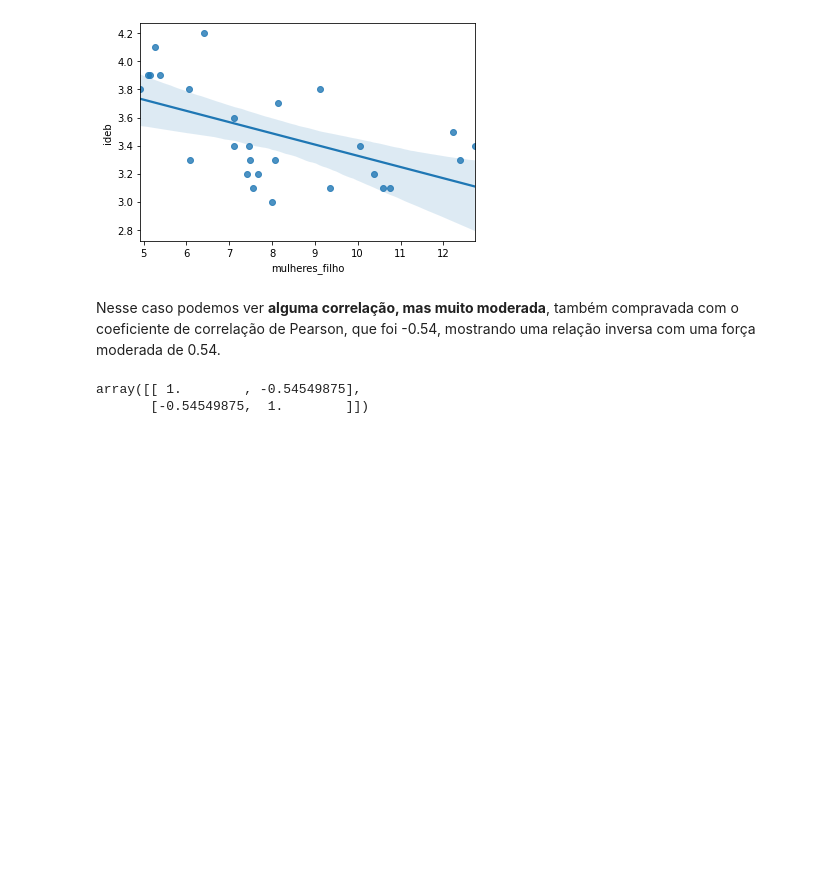
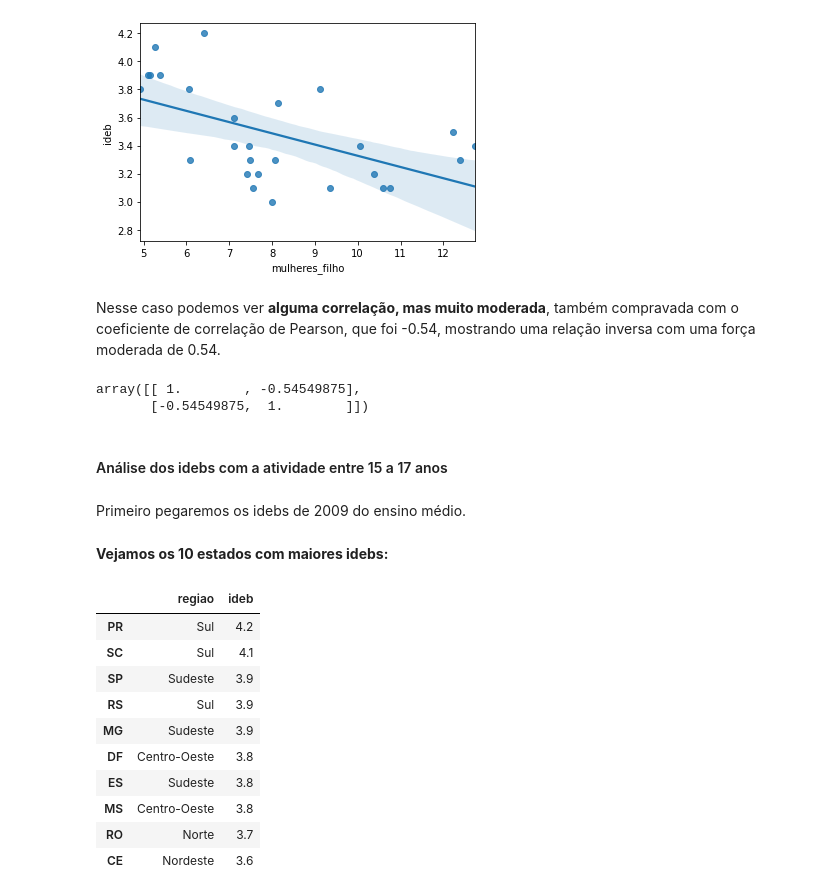
Before and after one commit to viniciuslettieri/analytica, a Jupyter notebook: Educacao_Brasileira/educacao_brasileira.ipynb, the cells around one changed output. Saved outputs shown, nothing was run; the diff lists cells and outputs as text; code cells hidden in the pictures; blank space fills up the shorter version.

```diff
--- a/Educacao_Brasileira/educacao_brasileira.ipynb
+++ b/Educacao_Brasileira/educacao_brasileira.ipynb
@@ -819,3 +819,32 @@ np.corrcoef(ideb2009_fund2, mulheres_filho2010)
 # %% [output]
 array([[ 1.        , -0.54549875],
        [-0.54549875,  1.        ]])
+# %% [markdown]
+#### Análise dos idebs com a atividade entre 15 a 17 anos
+# %% [markdown]
+Primeiro pegaremos os idebs de 2009 do ensino médio.
+# %%
+ideb2009_med = []
+for uf in unidades_federativas:
+    dados = df_ideb_indice[uf]['total']['medio']['todos (1-4)']
+    ideb2009_med.append(dados[2009])
+
+regioes = [estado2regiao[k] for k in unidades_federativas]
+
+df = pd.DataFrame({'regiao': regioes, 'ideb': ideb2009_med}, index=unidades_federativas)
+# %% [markdown]
+**Vejamos os 10 estados com maiores idebs:**
+# %%
+df.sort_values(by='ideb', ascending=False).head(10)
+# %% [output]
+|  | regiao | ideb |
+| PR | Sul | 4.2 |
+| SC | Sul | 4.1 |
+| SP | Sudeste | 3.9 |
+| RS | Sul | 3.9 |
+| MG | Sudeste | 3.9 |
+| DF | Centro-Oeste | 3.8 |
+| ES | Sudeste | 3.8 |
+| MS | Centro-Oeste | 3.8 |
+| RO | Norte | 3.7 |
+| CE | Nordeste | 3.6 |
```
Also changed, not shown: parts of 6 cells of this notebook.
